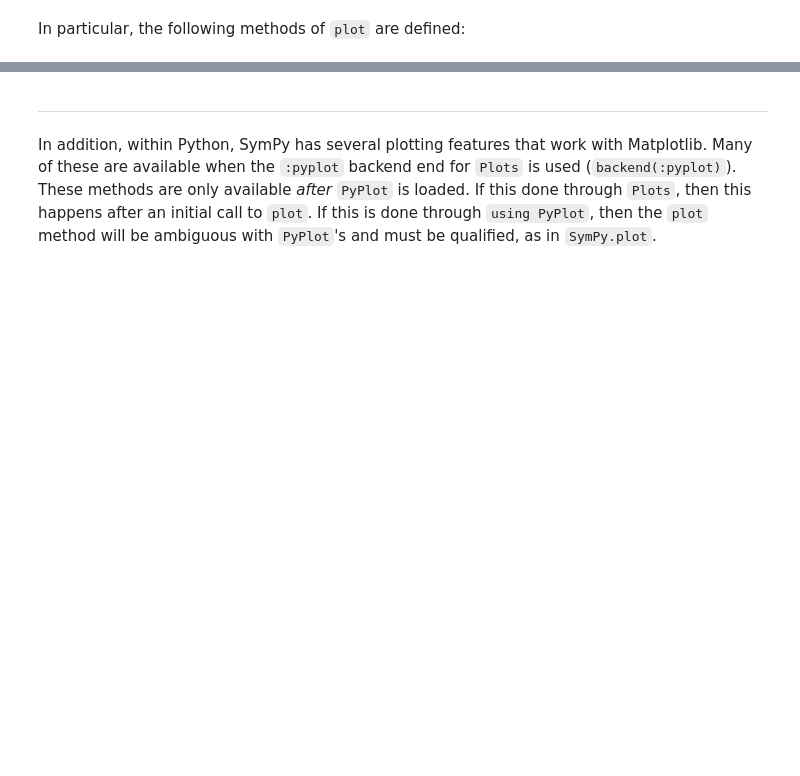
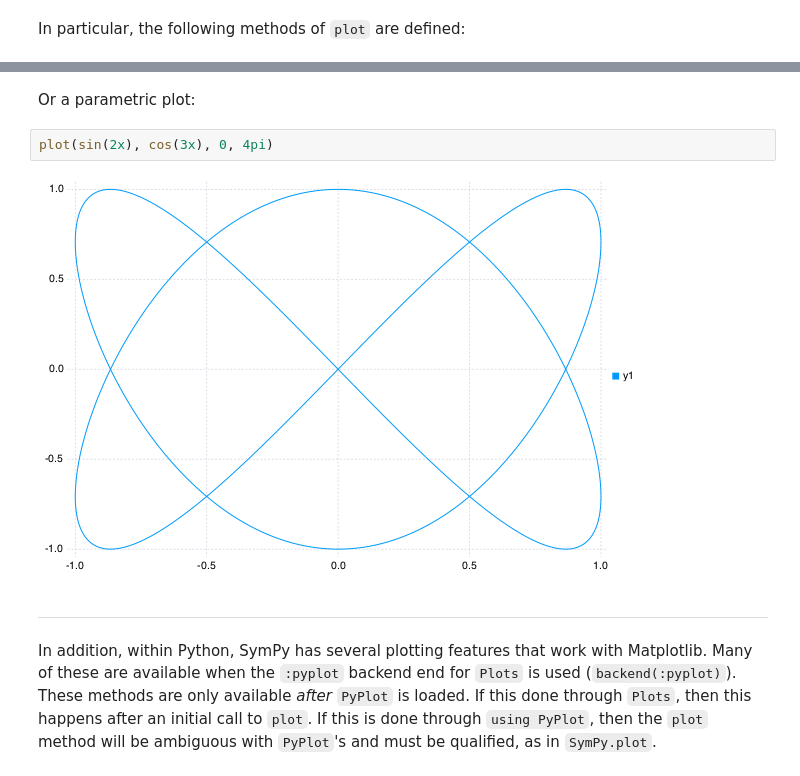
Before and after one commit to JuliaPy/SymPy.jl, a Jupyter notebook: examples/tutorial.ipynb, the cells around one changed output, grey strips where cells are left out. Drawn from its saved outputs; the diff is of its cells as text; blank space fills up the shorter version.

```diff
--- a/examples/tutorial.ipynb
+++ b/examples/tutorial.ipynb
@@ -590,3 +589,9 @@ d = solve(exs)
+# %% [markdown]
+<p>Or a parametric plot:</p>
+# %%
+plot(sin(2x), cos(3x), 0, 4pi)
+# %% [output]
+[figure, added]
 # %% [markdown]
 <hr />
 # %% [markdown]
```
Also changed, not shown: parts of 46 cells of this notebook, 2 other files.
